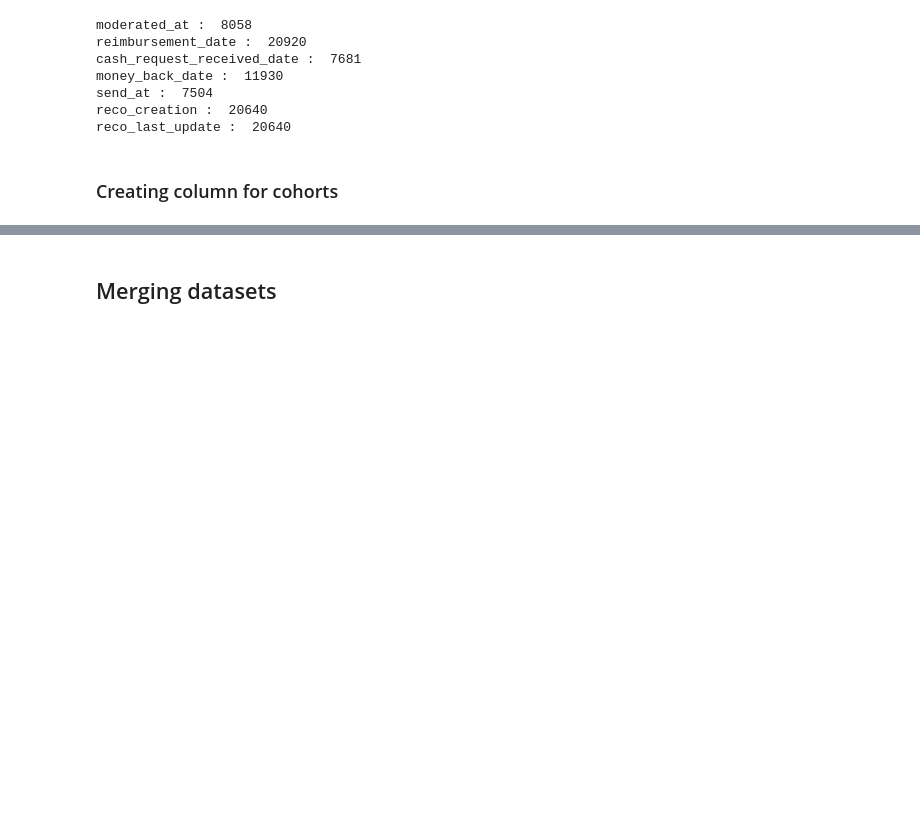
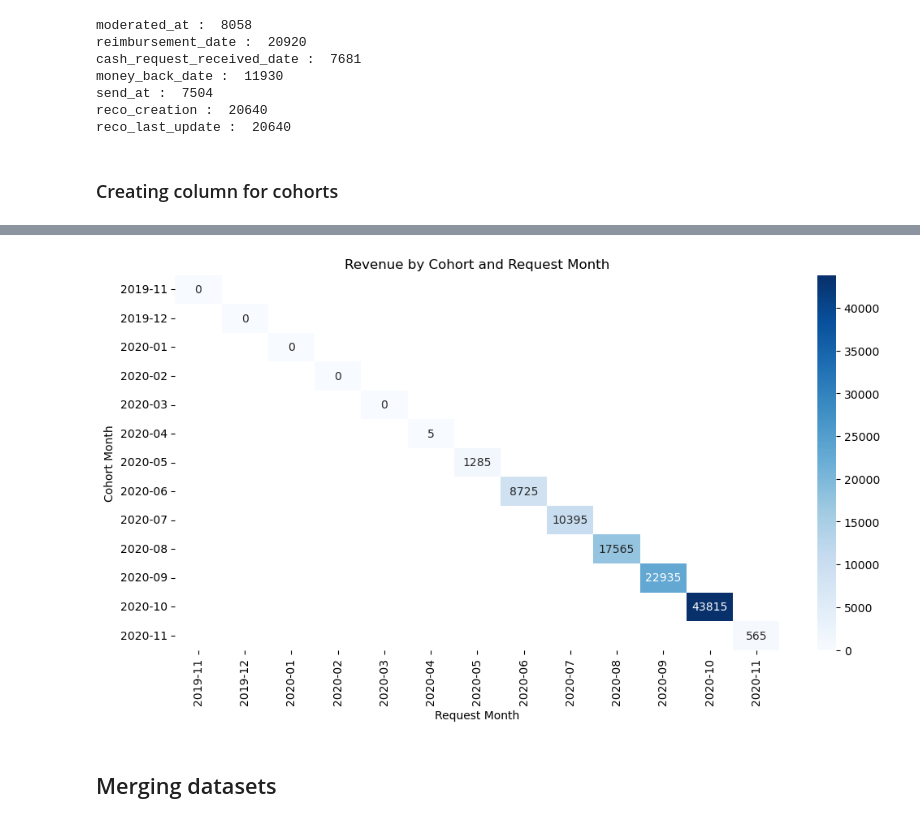
Before and after one commit to gfkpth/project-1-ironhack-payments-2-en, a Jupyter notebook: notebook/notebook.ipynb, the cells around one changed output, grey strips where cells are left out. Cells and saved outputs as stored; diff of their text form; code cells hidden in the pictures; blank space fills up the shorter version.

```diff
--- a/notebook/notebook.ipynb
+++ b/notebook/notebook.ipynb
@@ -597,3 +660,30 @@ cashRequest_cp['cohort_month'] = cashRequest_cp['created_at'].dt.to_period('M')
+# %%
+##3. **Revenue Generated by the Cohort:** Calculate the total revenue generated by each cohort over months to assess the financial impact of user behavior.
+
+#VISUALIZATION
+# Group and calculate total revenue (total_amount) per cohort per request month
+    #groups data by: cohort_month (when joined)
+    #request_month (when revenue happened)
+revenue_by_cohort = (
+    cashRequest_cp
+    .groupby(["cohort_month", "request_month"])["total_amount"]
+    .sum()
+    .reset_index()
+)
+# Optional: pivot the data to see it as a heatmap...doesnt do anything in this context of code.
+    #turns the grouped table into a matrix (rows=cohort, columns=months, values=revenue)
+#revenue_pivot = revenue_by_cohort.pivot(index="cohort_month", columns="request_month", values="total_amount")
+
+# Plot the heatmap
+    #blue=revenue...lets you see what cohorts bring the most $ over time.
+plt.figure(figsize=(12, 6))
+sns.heatmap(revenue_pivot, cmap="Blues", annot=True, fmt=".0f")
+plt.title("Revenue by Cohort and Request Month")
+plt.ylabel("Cohort Month")
+plt.xlabel("Request Month")
+plt.show()
+# %% [output]
+[figure, added]
 # %% [markdown]
 ## Merging datasets
 # %% [markdown]
```
Also changed, not shown: parts of 3 cells of this notebook.
